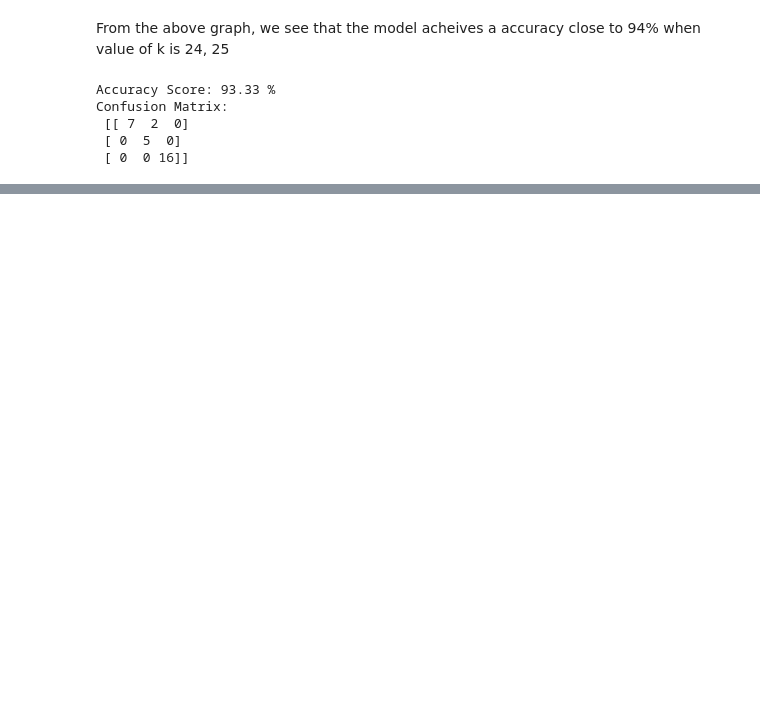
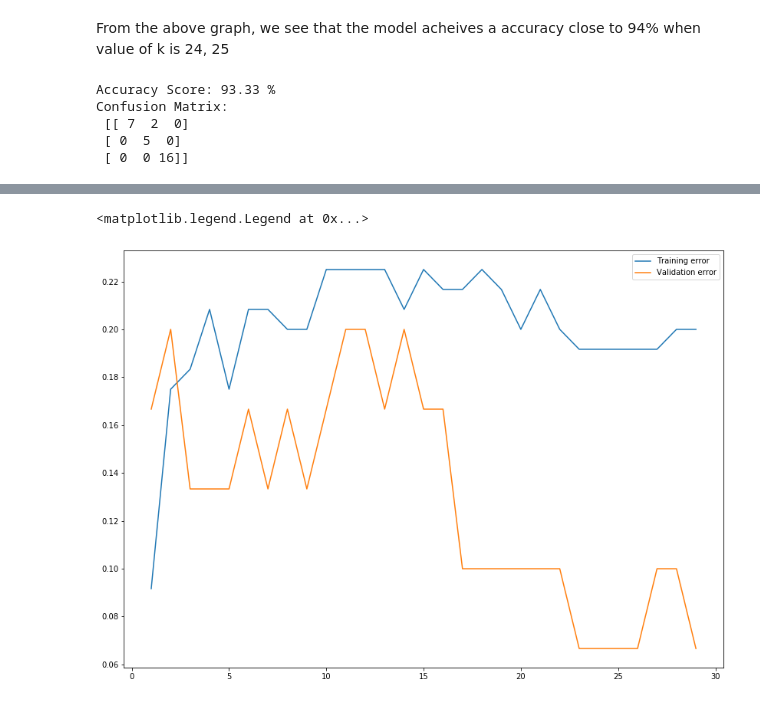
Before and after one commit to kunal-gohrani/KNN-Classifier, a Jupyter notebook: KNN-Classifier.ipynb, the cells around one changed output, grey strips where cells are left out. Drawn from its saved outputs; the diff is of its cells as text; code cells hidden in the pictures; blank space fills up the shorter version.

```diff
--- a/KNN-Classifier.ipynb
+++ b/KNN-Classifier.ipynb
@@ -114,0 +148,21 @@ Confusion Matrix:
+# %%
+training_error_list = []
+validation_error_list = []
+
+for i in range(1,30):
+    knn = KNeighborsClassifier(n_neighbors=i)
+    _ = knn.fit(X_train,y_train)
+    training = confusion_matrix(y_train,knn.predict(X_train))
+    validation = confusion_matrix(y_test,knn.predict(X_test))
+    training_error = training[0][1]+training[0][2]+training[1][0]+training[1][2]+training[2][0]+training[2][1]
+    validation_error = validation[0][1]+validation[0][2]+validation[1][0]+validation[1][2]+validation[2][0]+validation[2][1]
+    training_error_list.append(training_error/training.sum())
+    validation_error_list.append(validation_error/validation.sum())
+# %%
+plt.figure(figsize=(14,10))
+plt.plot(range(1,30),training_error_list,label='Training error')
+plt.plot(range(1,30),validation_error_list,label='Validation error')
+plt.legend()
+# %% [output]
+<matplotlib.legend.Legend at 0x...>
+[figure, added]
```
Also changed, not shown: parts of 10 cells of this notebook.
